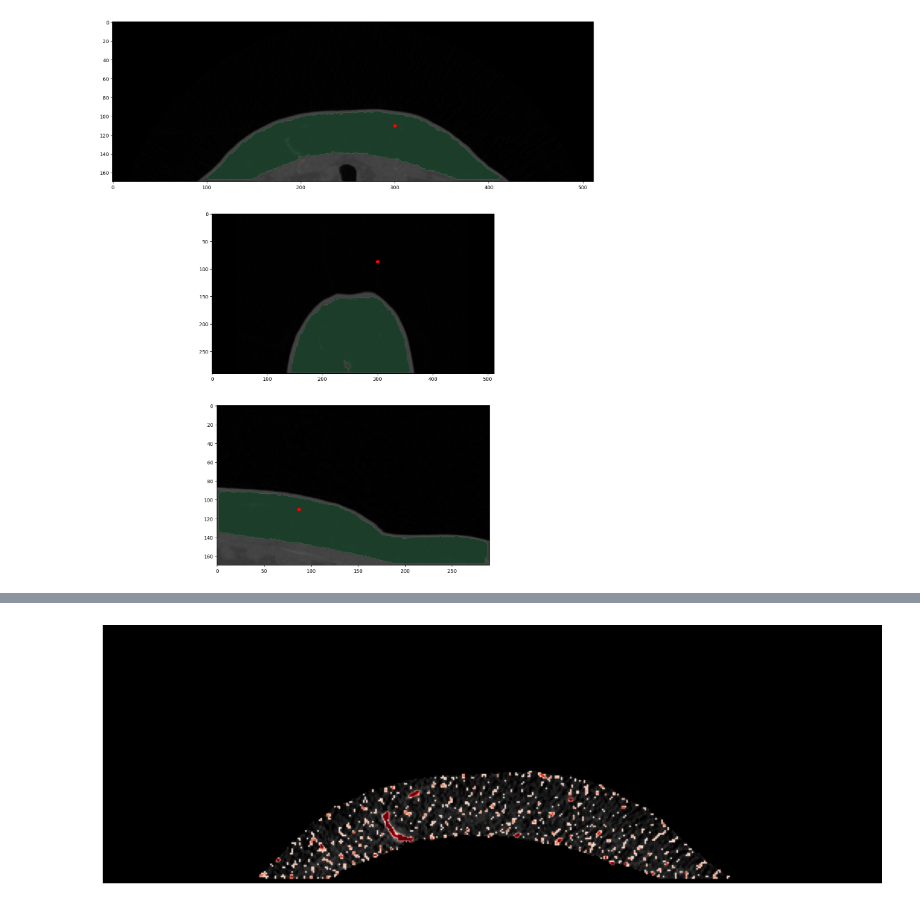
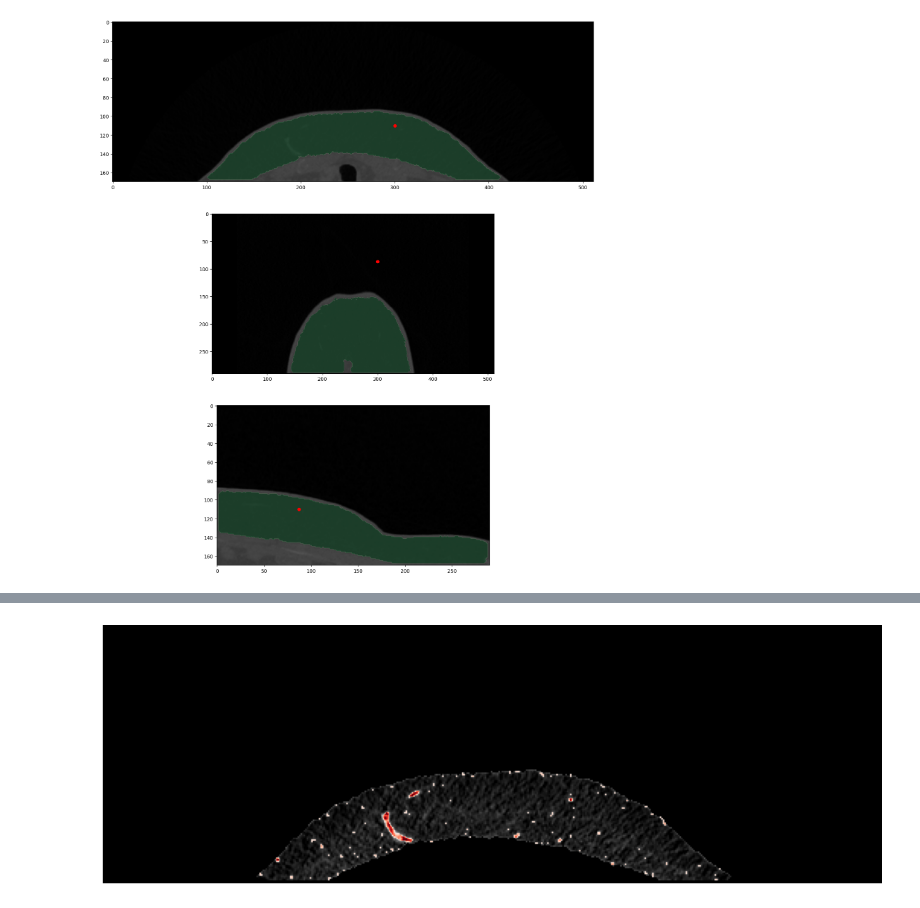
Before and after one commit to HosseinOutward/VUB-ACS-24_Hospital_Project, a Jupyter notebook: HP Clean.ipynb, the cells around one changed output, grey strips where cells are left out. Drawn from its saved outputs; the diff is of its cells as text; code cells hidden in the pictures.

```diff
--- a/HP Clean.ipynb
+++ b/HP Clean.ipynb
@@ -183,14 +187,0 @@ HP = {
-# %%
-# img = sitk.GetArrayFromImage(sitk_image)
-img_balanced = (img + 10000) * mask - 10000
-
-max_value, min_value = np.percentile(img_balanced[mask.astype(bool)], [99.99, 5])
-img_balanced = np.clip(img_balanced, min_value, max_value)
-
-img_balanced = (img_balanced - min_value) / (max_value - min_value)
-
-img_balanced = img_balanced[200:206]
-HP["slice_no"] -= 200
-
-plt.figure(figsize=(20, 15), dpi=150)
-plt.imshow(img_balanced[HP["slice_no"]])
@@ -200,28 +188,29 @@ plt.imshow(img_balanced[HP["slice_no"]])
 # %%
-from skimage.filters import frangi
 
 # Apply the Frangi filter with adjusted parameters
 frangi_slice = frangi(
     img_balanced,
-    scale_step=HP["frangi_scale_step"],  # More fine-grained scale steps
-    beta=HP["frangi_beta"],  # More sensitive to line-like structures
-    gamma=HP["frangi_gamma"],  # Less background suppression for more sensitivity
+    scale_range=(1, 2),  # More sensitive to different scales
+    scale_step=0.2,  # More fine-grained scale steps
+    beta=1,  # More sensitive to line-like structures
+    gamma=4,  # Less background suppression for more sensitivity
     black_ridges=False  # Assuming bright ridges on dark background
 )
 # %%
 from scipy.ndimage import label
 
 normlized_frangi = frangi_slice.copy()
 normlized_frangi = np.clip(normlized_frangi,
                           *np.percentile(normlized_frangi[normlized_frangi > 0], [5,99.8]))
 normlized_frangi /= np.max(normlized_frangi)
 normlized_frangi[normlized_frangi < 0.1] = 0
+normlized_frangi[:,:,normlized_frangi.shape[2]//2-10:normlized_frangi.shape[2]//2+10] = 0
 
 plt.figure(figsize=(15, 10), dpi=100)
-plt.imshow(img_balanced[HP['slice_no']], cmap="gray")
-plt.imshow(normlized_frangi[HP['slice_no']], cmap='Reds', alpha=(normlized_frangi[HP['slice_no']] > 0).astype(float))
+plt.imshow(img_balanced[roi_slide], cmap="gray")
+plt.imshow(normlized_frangi[roi_slide], cmap='Reds', alpha=(normlized_frangi[roi_slide] > 0).astype(float))
 plt.axis('off')
 plt.show()
 # %% [output]
-[figure, old version]
+[figure, new version]
 # %%
```
Also changed, not shown: parts of 6 cells of this notebook.
